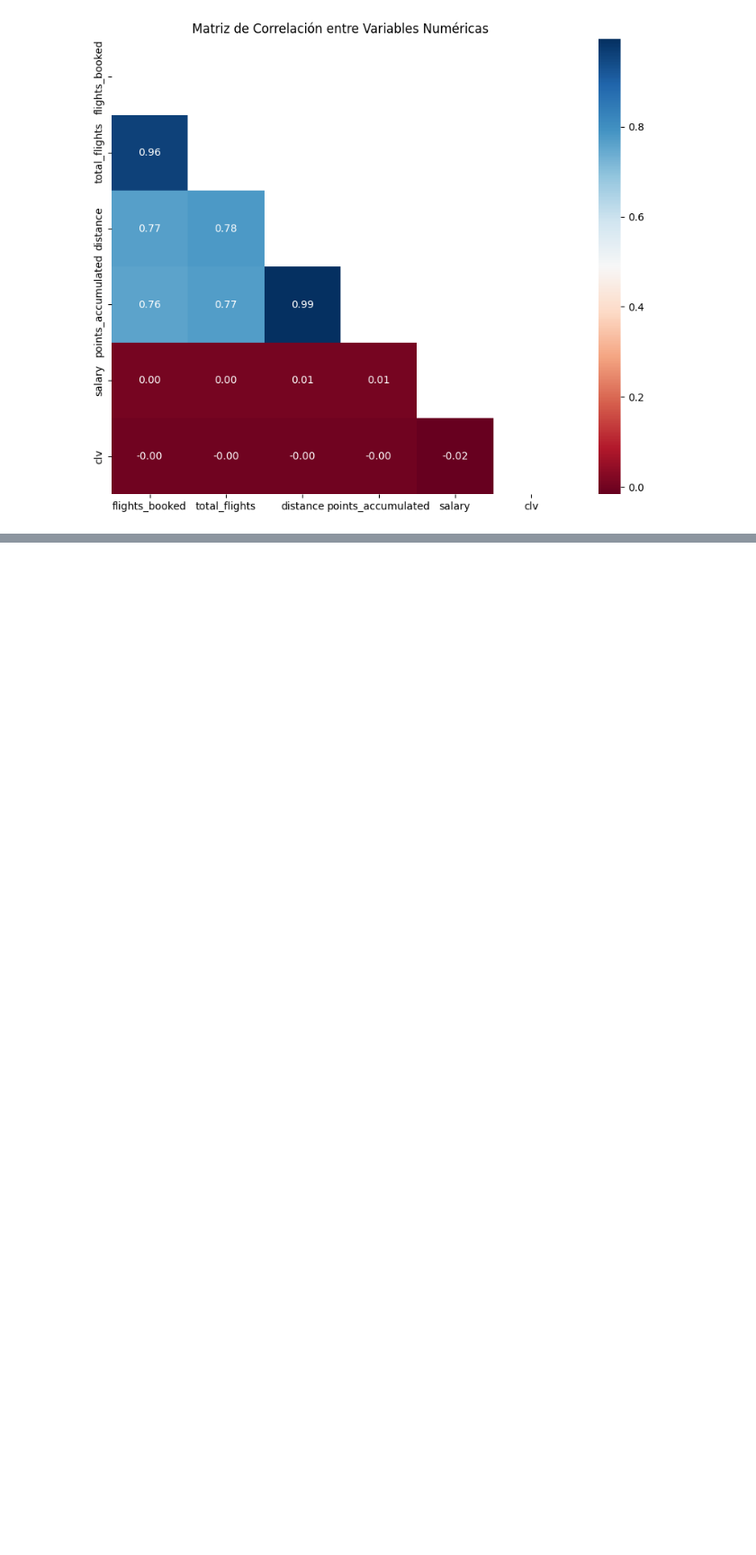
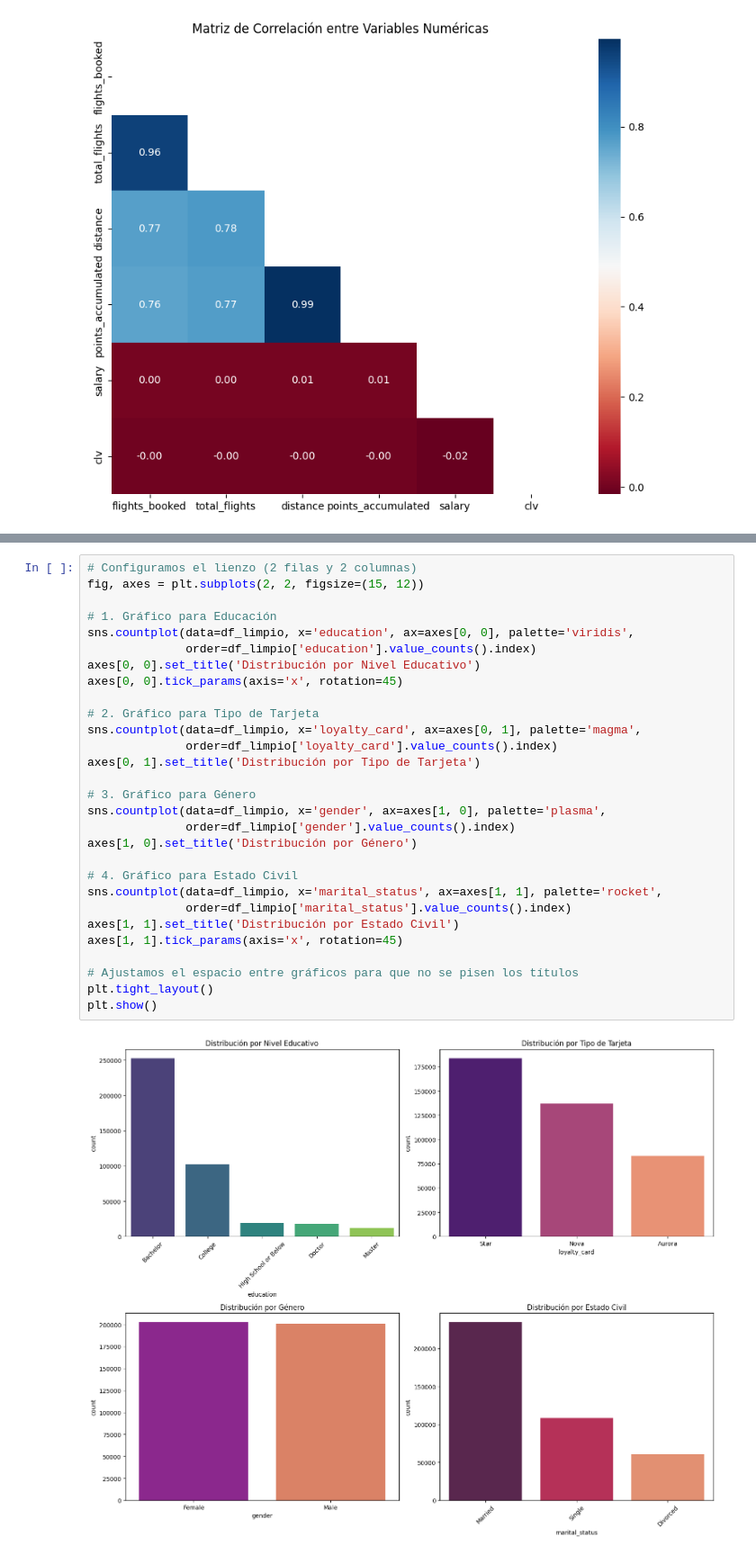
Before and after one commit to Adalab/bda-modulo-3-evaluacion-final-milenaaguileracastroverde-star, a Jupyter notebook: fase2_analisis_estadistico.ipynb, the cells around one changed output, grey strips where cells are left out. Shown at 90% size. Saved outputs shown, nothing was run; the diff lists cells and outputs as text; blank space fills up the shorter version.

Commit message:
entrega final con README

```diff
--- a/fase2_analisis_estadistico.ipynb
+++ b/fase2_analisis_estadistico.ipynb
@@ -85,0 +86,31 @@ En cuanrto a la matriz de correlacion, vemos que el perfil típico del cliente d
+# %%
+# Configuramos el lienzo (2 filas y 2 columnas)
+fig, axes = plt.subplots(2, 2, figsize=(15, 12))
+
+# 1. Gráfico para Educación
+sns.countplot(data=df_limpio, x='education', ax=axes[0, 0], palette='viridis',
+              order=df_limpio['education'].value_counts().index)
+axes[0, 0].set_title('Distribución por Nivel Educativo')
+axes[0, 0].tick_params(axis='x', rotation=45)
+
+# 2. Gráfico para Tipo de Tarjeta
+sns.countplot(data=df_limpio, x='loyalty_card', ax=axes[0, 1], palette='magma',
+              order=df_limpio['loyalty_card'].value_counts().index)
+axes[0, 1].set_title('Distribución por Tipo de Tarjeta')
+
+# 3. Gráfico para Género
+sns.countplot(data=df_limpio, x='gender', ax=axes[1, 0], palette='plasma',
+              order=df_limpio['gender'].value_counts().index)
+axes[1, 0].set_title('Distribución por Género')
+
+# 4. Gráfico para Estado Civil
+sns.countplot(data=df_limpio, x='marital_status', ax=axes[1, 1], palette='rocket',
+              order=df_limpio['marital_status'].value_counts().index)
+axes[1, 1].set_title('Distribución por Estado Civil')
+axes[1, 1].tick_params(axis='x', rotation=45)
+
+# Ajustamos el espacio entre gráficos para que no se pisen los títulos
+plt.tight_layout()
+plt.show()
+# %% [output]
+[figure, added]
```
Also changed, not shown: parts of 2 cells of this notebook, 3 other files.
